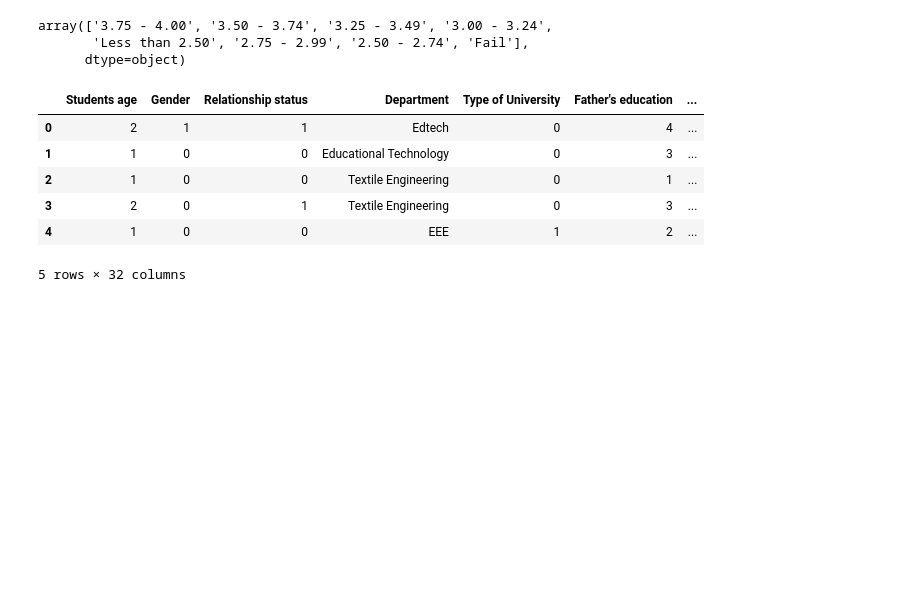
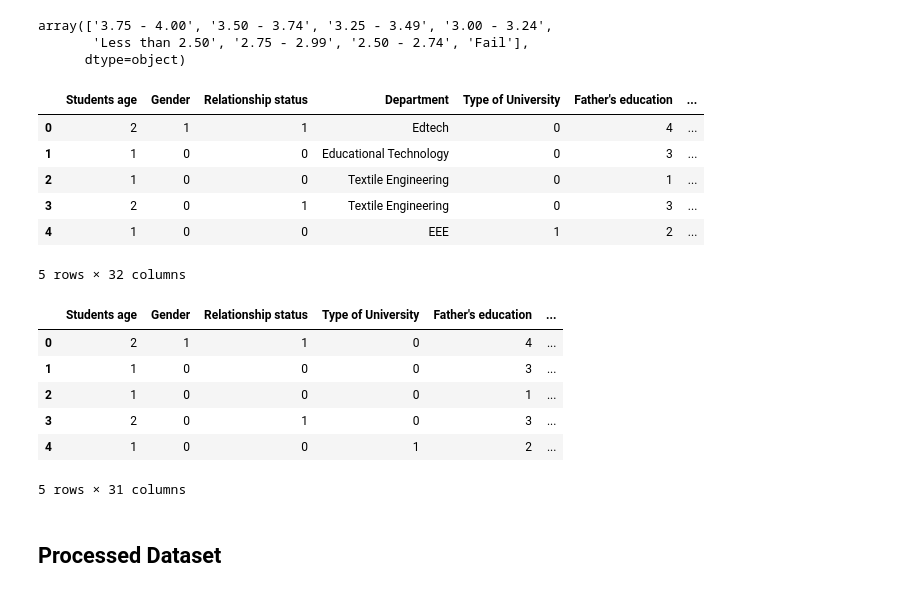
Before and after one commit to SanwalShubh/Student_Prediction, a Jupyter notebook: student_prediction.ipynb, the cells around one changed output. Cells and saved outputs as stored; diff of their text form; code cells hidden in the pictures; blank space fills up the shorter version.

```diff
--- a/student_prediction.ipynb
+++ b/student_prediction.ipynb
@@ -254,3 +368,3 @@ array(['>60,000', '56000-60,000', '26,000-40,000TK', '41000-55000TK',
 # %%
-# df["Family Income(monthly)"]=df1
-# df.head()
+df["Family Income(monthly)"]=df1
+df.head()
@@ -259,7 +381,7 @@ df["Number of Siblings"].unique()
 # %% [output]
 array(['2', '1', '3 or above', 'No Siblings'], dtype=object)
 # %%
-# encoder_Number_of_siblings=OrdinalEncoder(categories=[['>60,000', '56000-60,000', '26,000-40,000TK', '41000-55000TK','<25,000Tk']])
-# df1=encoder_Number_of_siblings.fit_transform(df[["Number of Siblings"]])
-# df1=pd.Series(df1.flatten().astype(int))
+encoder_Number_of_siblings=OrdinalEncoder(categories=[['No Siblings', '1', '2', '3 or above']])
+df1=encoder_Number_of_siblings.fit_transform(df[["Number of Siblings"]])
+df1=pd.Series(df1.flatten().astype(int))
 # %%
@@ -268,3 +390,3 @@ array(['2', '1', '3 or above', 'No Siblings'], dtype=object)
 # %%
-# df["Number of Siblings"]=df1
-# df.head()
+df["Number of Siblings"]=df1
+df.head()
@@ -474,0 +609,8 @@ df.head()
+# %%
+encoder_Reading_Non_Scientific_books=OrdinalEncoder(categories=[['No', 'Yes']])
+df1=encoder_Reading_Non_Scientific_books.fit_transform(df[["Reading Non-Scientific books/articles/journals"]])
+df1=pd.Series(df1.flatten().astype(int))
+with open('Models/encoder_Reading_Non_Scientific_books.pkl', 'wb') as file:
+    pickle.dump(encoder_Reading_Non_Scientific_books,file)
+df["Reading Non-Scientific books/articles/journals"]=df1
+df.head()
@@ -656,3 +806,16 @@ df.head()
 | 3 | 2 | 0 | 1 | Textile Engineering | 0 | 3 | ... |
 | 4 | 1 | 0 | 0 | EEE | 1 | 2 | ... |
 5 rows × 32 columns
+# %%
+df.drop('Department', axis=1, inplace=True)
+df.head()
+# %% [output]
+|  | Students age | Gender | Relationship status | Type of University | Father's education | ... |
+| 0 | 2 | 1 | 1 | 0 | 4 | ... |
+| 1 | 1 | 0 | 0 | 0 | 3 | ... |
+| 2 | 1 | 0 | 0 | 0 | 1 | ... |
+| 3 | 2 | 0 | 1 | 0 | 3 | ... |
+| 4 | 1 | 0 | 0 | 1 | 2 | ... |
+5 rows × 31 columns
+# %% [markdown]
+## Processed Dataset
```
Also changed, not shown: parts of 58 cells of this notebook, 10 other files.
